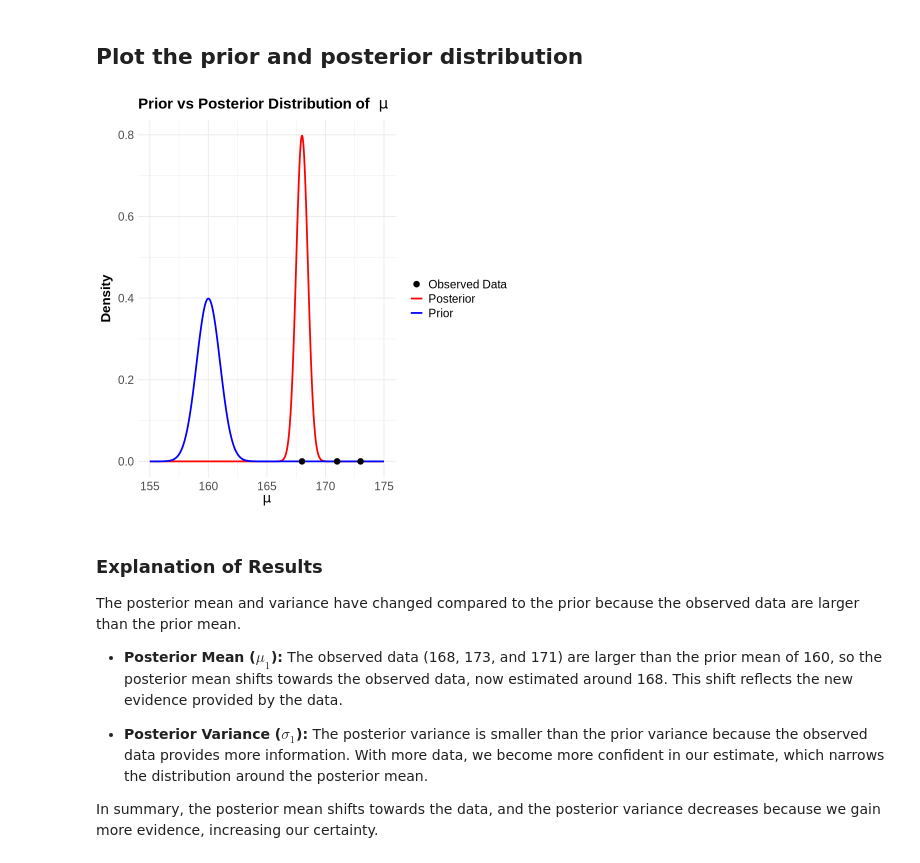
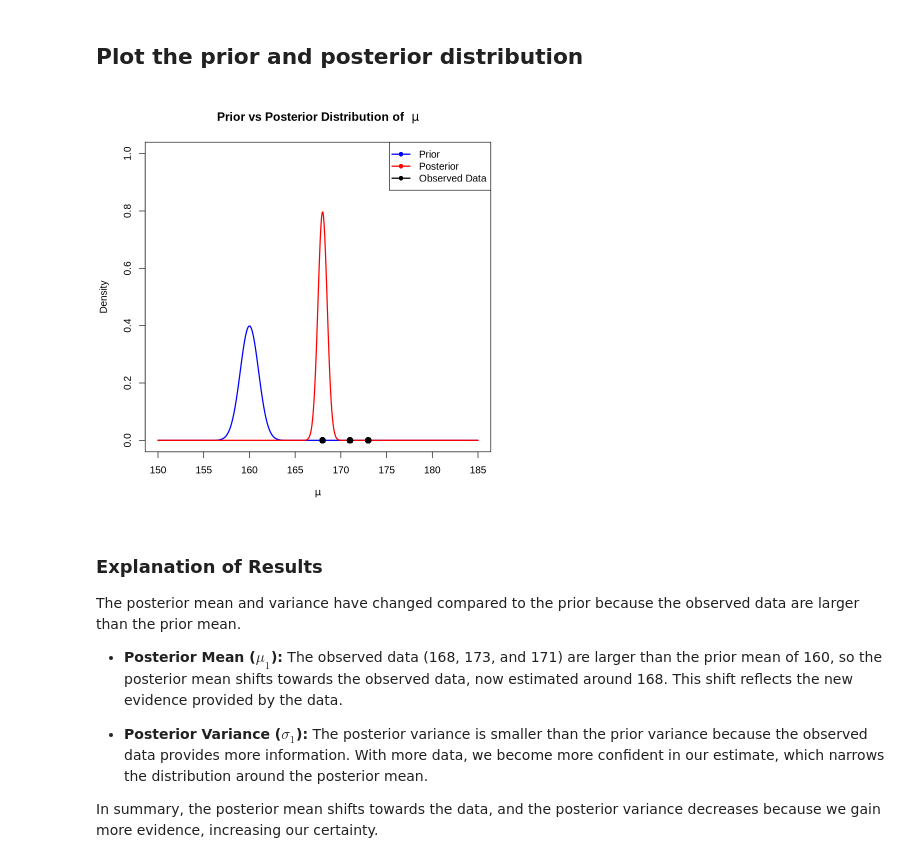
Before and after one commit to StatFunGen/statgen-prerequisites, a Jupyter notebook: 7_Bayesian_normal_mean_model.ipynb, the cells around one changed output. Cells and saved outputs as stored; diff of their text form; code cells hidden in the pictures.

```diff
--- a/7_Bayesian_normal_mean_model.ipynb
+++ b/7_Bayesian_normal_mean_model.ipynb
@@ -284,44 +284,22 @@ print(paste("Posterior precision (tau_1):", tau_1))
 [1] "Posterior precision (tau_1): 4"
 # %% [markdown]
 ## Plot the prior and posterior distribution
-# %%
-# Define sequence for plotting
-mu_vals <- seq(155, 175, length.out = 1000)
-
-# Compute density for prior and posterior
-prior_density <- dnorm(mu_vals, mean = mu_0, sd = sigma_0)
-posterior_density <- dnorm(mu_vals, mean = mu_1, sd = sigma_1)
-
-# Create data frame for ggplot
-density_df <- data.frame(
-  mu = rep(mu_vals, 2),
-  density = c(prior_density, posterior_density),
-  Distribution = rep(c("Prior", "Posterior"), each = length(mu_vals))
-)
-
-# Convert observed data to a data frame
-observed_df <- data.frame(mu = Y, density = rep(0, length(Y)))  # Set density=0 to align with x-axis
-
-# Plot the prior and posterior distributions with observed data points
-ggplot(density_df, aes(x = mu, y = density, color = Distribution)) +
-  geom_line(linewidth = 1) +
-  geom_point(data = observed_df, aes(x = mu, y = 0, color = "Observed Data"), size = 3) +  # Add observed data points with legend entry
-  labs(
-    title = expression(bold("Prior vs Posterior Distribution of " ~ mu)),
-    x = expression(bold(mu)),
-    y = expression(bold("Density"))
-  ) +
-  scale_color_manual(values = c("Prior" = "blue", "Posterior" = "red", "Observed Data" = "black")) +  # Modify legend for observed data
-  theme_minimal() +
-  theme(
-    axis.title = element_text(size = 16, face = "bold"),
-    axis.text = element_text(size = 14),
-    legend.title = element_blank(),
-    legend.text = element_text(size = 14),
-    plot.title = element_text(size = 18, face = "bold")
-  )
-# %% [output]
-[figure, removed]
+# %%
+# Plot the prior distribution
+curve(dnorm(x, mu_0, sigma_0), from = 150, to = 185, col = "blue", lwd = 2,
+      xlab = expression(mu), ylab = "Density", main = expression(bold("Prior vs Posterior Distribution of " ~ mu)),
+     ylim = c(0,1), n=500)
+
+# Add the posterior distribution
+curve(dnorm(x, mu_1, sigma_1), from = 150, to = 185, col = "red", lwd = 2, add = TRUE, n=500)
+
+# Add three observations (data points)
+points(Y, rep(0, length(Y)), col = "black", pch = 16, cex = 1.5)
+
+# Add legend
+legend("topright", legend = c("Prior", "Posterior", "Observed Data"), col = c("blue", "red", "black"), lwd = 2, pch = 16)
+# %% [output]
+[figure, added]
 # %% [markdown]
 ### Explanation of Results
 
```
Also changed, not shown: 4 other files.
